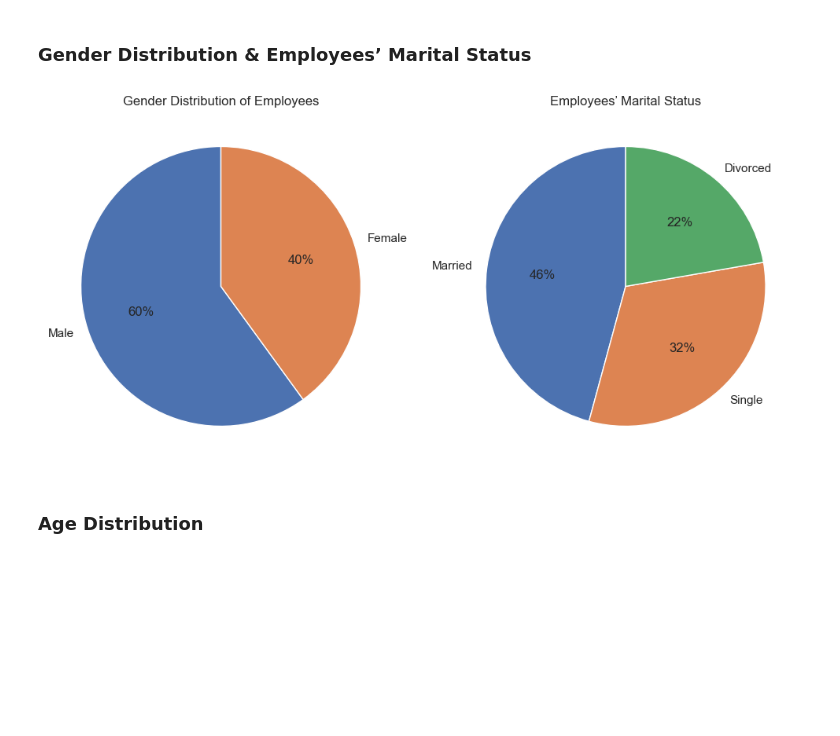
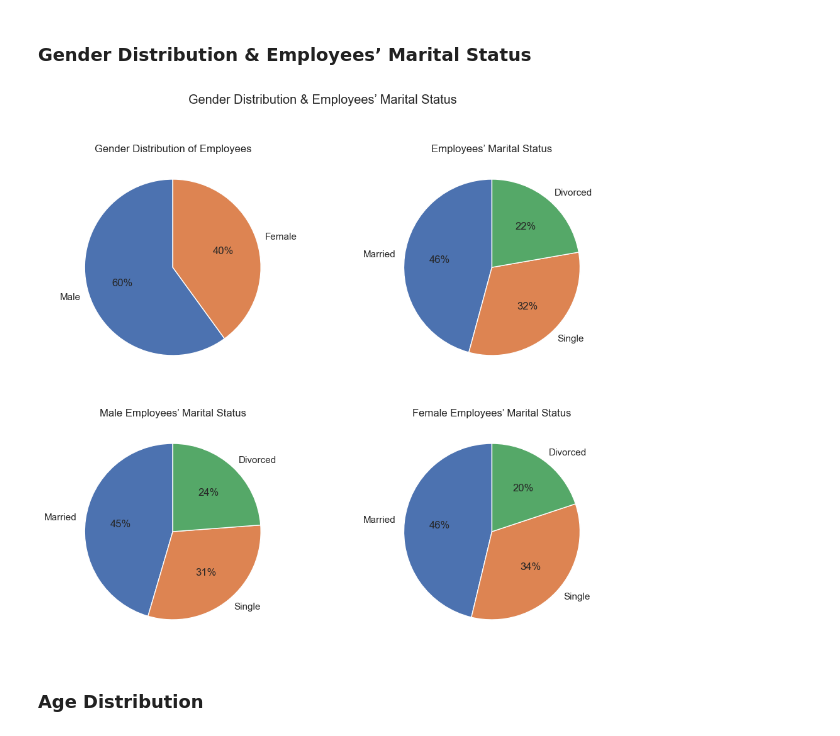
Before and after one commit to matbochenek42/Python-Analysis-of-Employee-Attrition-and-Performance, a Jupyter notebook: 2_Exploratory_Data_Analysis.ipynb, the cells around one changed output. Drawn from its saved outputs; the diff is of its cells as text; code cells hidden in the pictures; blank space fills up the shorter version.

```diff
--- a/2_Exploratory_Data_Analysis.ipynb
+++ b/2_Exploratory_Data_Analysis.ipynb
@@ -54,24 +54,42 @@ plt.show()
 # %%
 gender = df["Gender"].value_counts()
 status = df["MaritalStatus"].value_counts()
+
+
+male_status = df[["Gender", "MaritalStatus"]].copy()
+female_status = df[["Gender", "MaritalStatus"]].copy()
+
+male_status = male_status[male_status["Gender"] == "Male"]
+female_status = female_status[female_status["Gender"] == "Female"]
+
+male_status = male_status.value_counts()
+female_status = female_status.value_counts()
 # %%
 sns.set_theme(style="ticks")
 
-fig, ax = plt.subplots(1, 2)
-fig.set_size_inches((10, 10))
+plt.figure(figsize=(12, 10))
 
-plt.subplot(1, 2, 1)
+plt.subplot(2, 2, 1)
 plt.pie(gender, labels=["Male", "Female"], autopct='%1.0f%%', startangle=90)
 plt.title("Gender Distribution of Employees")
 
-plt.subplot(1, 2, 2)
+plt.subplot(2, 2, 2)
 plt.pie(status, labels=["Married", "Single", "Divorced"], autopct='%1.0f%%', startangle=90)
 plt.title("Employees’ Marital Status")
 
-plt.tight_layout()
+plt.subplot(2, 2, 3)
+plt.pie(male_status, labels=["Married", "Single", "Divorced"], autopct='%1.0f%%', startangle=90)
+plt.title("Male Employees’ Marital Status")
+
+plt.subplot(2, 2, 4)
+plt.pie(female_status, labels=["Married", "Single", "Divorced"], autopct='%1.0f%%', startangle=90)
+plt.title("Female Employees’ Marital Status")
+
+#plt.tight_layout()
+plt.suptitle("Gender Distribution & Employees’ Marital Status")
 plt.show()
 # %% [output]
-[figure, old version]
+[figure, new version]
 # %% [markdown]
 ### Age Distribution
 # %%
```
Also changed, not shown: parts of 1 cell of this notebook, 4 other files.
